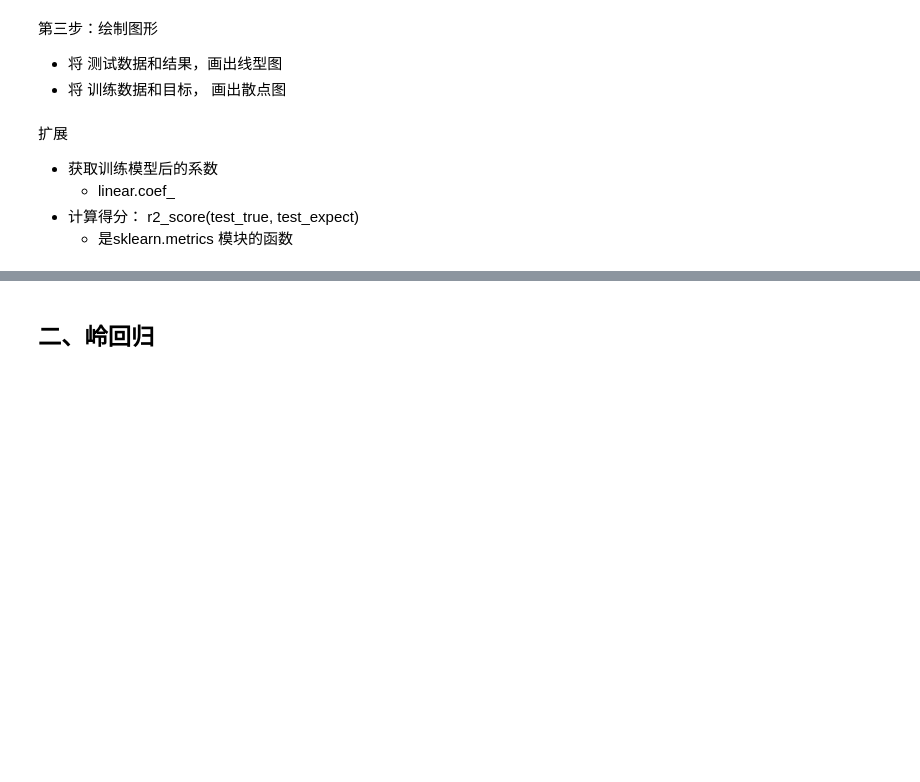
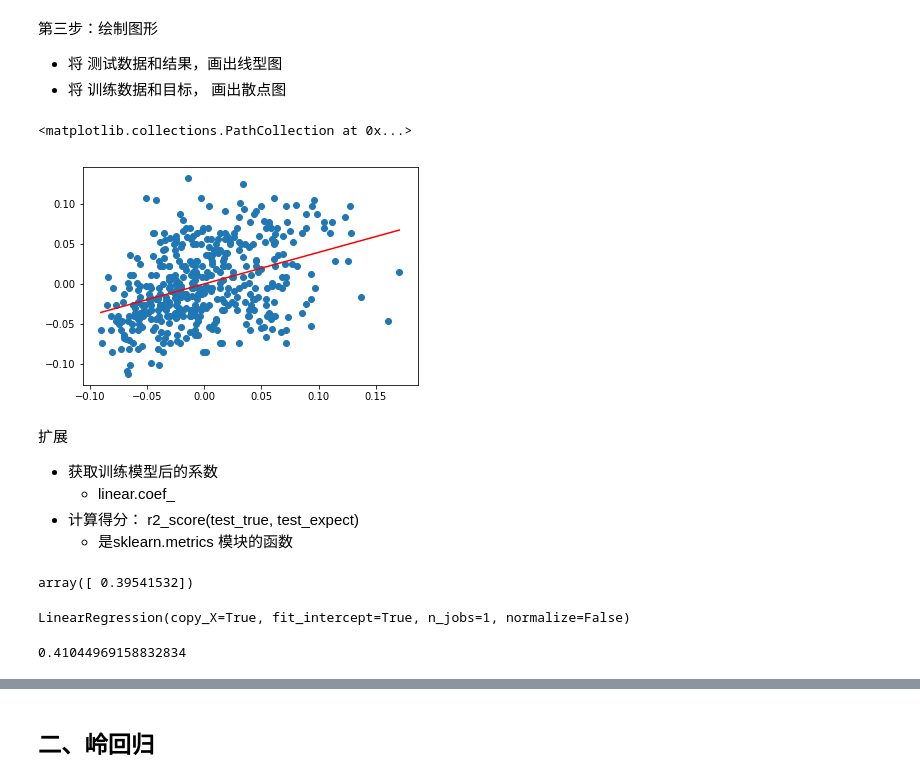
Before and after one commit to disenQF/05data, a Jupyter notebook: day10/LinearRegression/LinearRegression .ipynb, the cells around one changed output, grey strips where cells are left out. Cells and saved outputs as stored; diff of their text form; code cells hidden in the pictures; blank space fills up the shorter version.

```diff
--- a/day10/LinearRegression/LinearRegression .ipynb
+++ b/day10/LinearRegression/LinearRegression .ipynb
@@ -56,6 +97,13 @@ Y=X*W
+# %%
+lr = LinearRegression()
 # %% [markdown]
 获取训练数据
 - 获取bmi的最小和最大值，生成这个区间的100个等差数例
     - linspace()
+# %%
+bmi_ = np.linspace(df['bmi'].min(),
+                   df['bmi'].max(), num=100)
 # %% [markdown]
 第一步：训练
+# %%
+lr.fit(bmi, bp)
@@ -62,12 +112,24 @@ Y=X*W
 # %% [markdown]
 第二步：预测
+# %%
+bp_ = lr.predict(bmi_.reshape(-1,1))
 # %% [markdown]
 第三步：绘制图形
 - 将 测试数据和结果，画出线型图
 - 将 训练数据和目标， 画出散点图
+# %%
+plt.plot(bmi_, bp_, c='r')
+plt.scatter(bmi, bp)
+# %% [output]
+<matplotlib.collections.PathCollection at 0x...>
+[figure, added]
 # %% [markdown]
 扩展
 - 获取训练模型后的系数
     - linear.coef_
 - 计算得分： r2_score(test_true, test_expect)
     - 是sklearn.metrics 模块的函数
+# %%
+lr.coef_
+# %% [output]
+array([ 0.39541532])
@@ -73,0 +143,4 @@ Y=X*W
+# %%
+lr.fit(X_train, y_train)
+# %% [output]
+LinearRegression(copy_X=True, fit_intercept=True, n_jobs=1, normalize=False)
@@ -73,0 +149,6 @@ Y=X*W
+# %%
+# 比较得分 r2_score(test_T, test_P)
+from sklearn.metrics import r2_score
+r2_score(y_test, y_)
+# %% [output]
+0.41044969158832834
```
Also changed, not shown: parts of 42 cells of this notebook, 1 other file.
